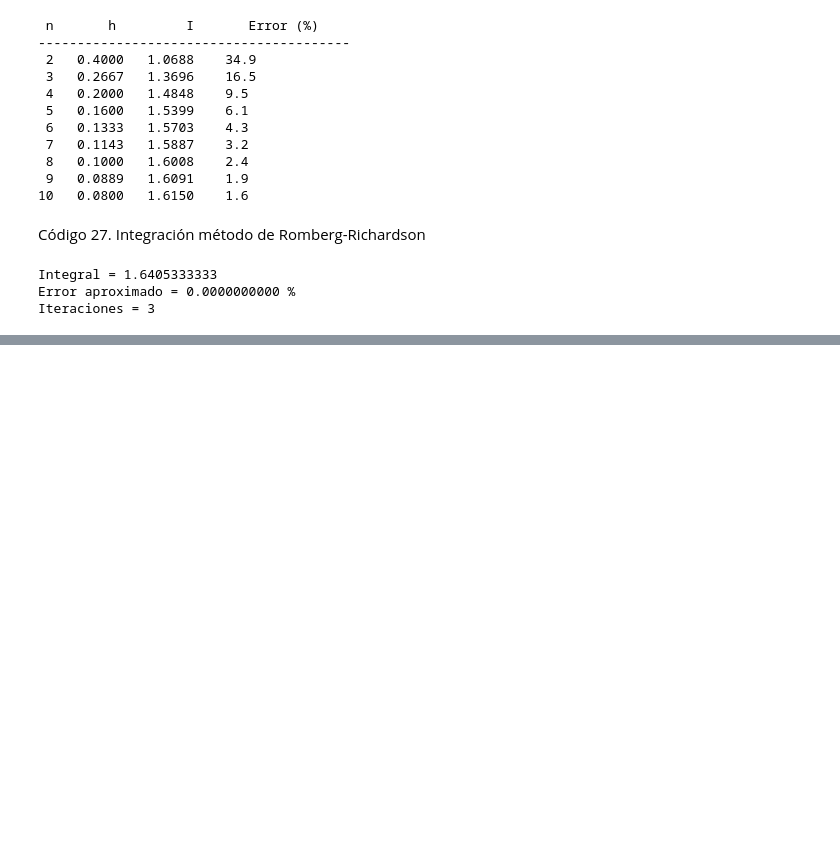
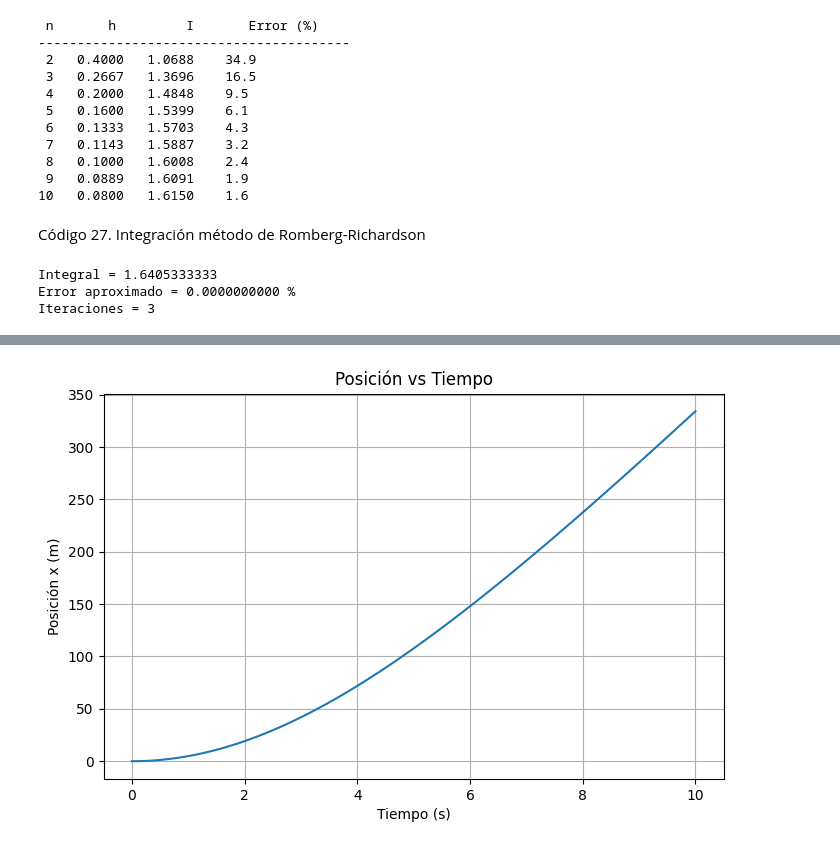
Before and after one commit to ricardoe-l/metodos-numericos, a Jupyter notebook: Metodos_Numericos.ipynb, the cells around one changed output, grey strips where cells are left out. Saved outputs shown, nothing was run; the diff lists cells and outputs as text; code cells hidden in the pictures; blank space fills up the shorter version.

```diff
--- a/Metodos_Numericos.ipynb
+++ b/Metodos_Numericos.ipynb
@@ -1739,0 +1742,82 @@ Iteraciones = 3
+# %%
+import numpy as np
+import matplotlib.pyplot as plt
+
+# dx/dt = v, dv/dt = g - (cd/m)v^2
+
+g = 9.81
+cd = 0.25
+m = 68.1
+
+def sistema(t, y):
+    x = y[0]
+    v = y[1]
+
+    dxdt = v
+    dvdt = g - (cd/m)*(v**2)
+
+    return np.array([dxdt, dvdt])
+
+# rk4
+
+def rk4(f, t0, tf, y0, h):
+
+    t = np.arange(t0, tf + h, h)
+
+    n = len(t)
+
+    y = np.zeros((n, len(y0)))
+
+    y[0] = y0
+
+    for i in range(n - 1):
+
+        k1 = f(t[i], y[i])
+
+        k2 = f(t[i] + h/2, y[i] + h*k1/2)
+
+        k3 = f(t[i] + h/2, y[i] + h*k2/2)
+
+        k4 = f(t[i] + h, y[i] + h*k3)
+
+        y[i+1] = y[i] + (h/6)*(k1 + 2*k2 + 2*k3 + k4)
+
+    return t, y
+
+t0 = 0
+tf = 10
+h = 0.1
+
+x0 = 0
+v0 = 0
+
+y0 = np.array([x0, v0])
+
+#sol
+t, y = rk4(sistema, t0, tf, y0, h)
+
+x = y[:,0]
+v = y[:,1]
+
+print("    t        x(t)        v(t)")
+print("--------------------------------")
+
+for i in range(len(t)):
+    print(f"{t[i]:6.2f}   {x[i]:10.4f}   {v[i]:10.4f}")
+
+plt.figure(figsize=(8,5))
+plt.plot(t, x)
+plt.xlabel("Tiempo (s)")
+plt.ylabel("Posición x (m)")
+plt.title("Posición vs Tiempo")
+plt.grid(True)
+plt.show()
+
+plt.figure(figsize=(8,5))
+plt.plot(t, v)
+plt.xlabel("Tiempo (s)")
+plt.ylabel("Velocidad v (m/s)")
+plt.title("Velocidad vs Tiempo")
+plt.grid(True)
+plt.show()
+# %% [output]
@@ -1739,0 +1841 @@ Iteraciones = 3
+[figure, added]
```
Also changed, not shown: parts of 2 cells of this notebook.
